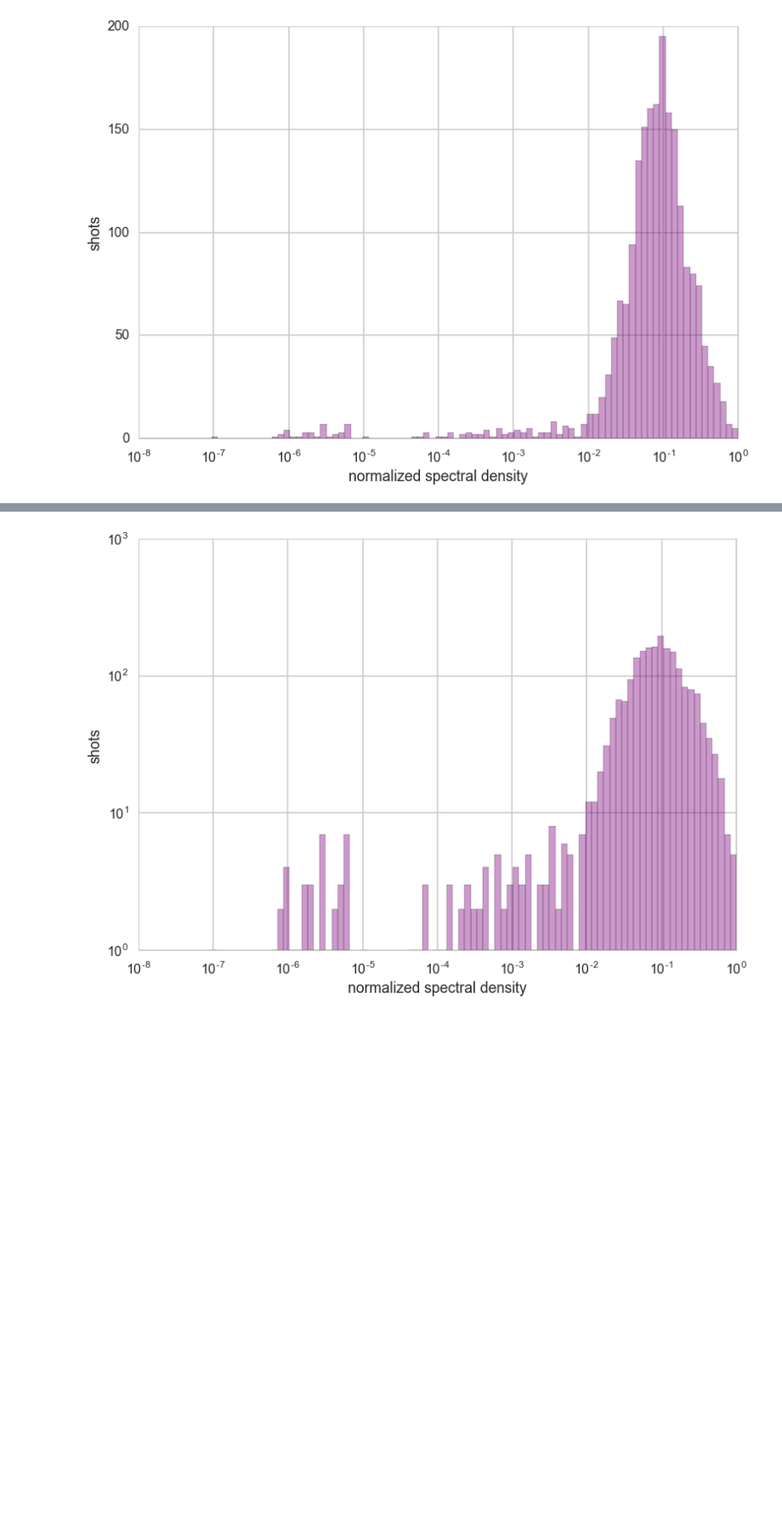
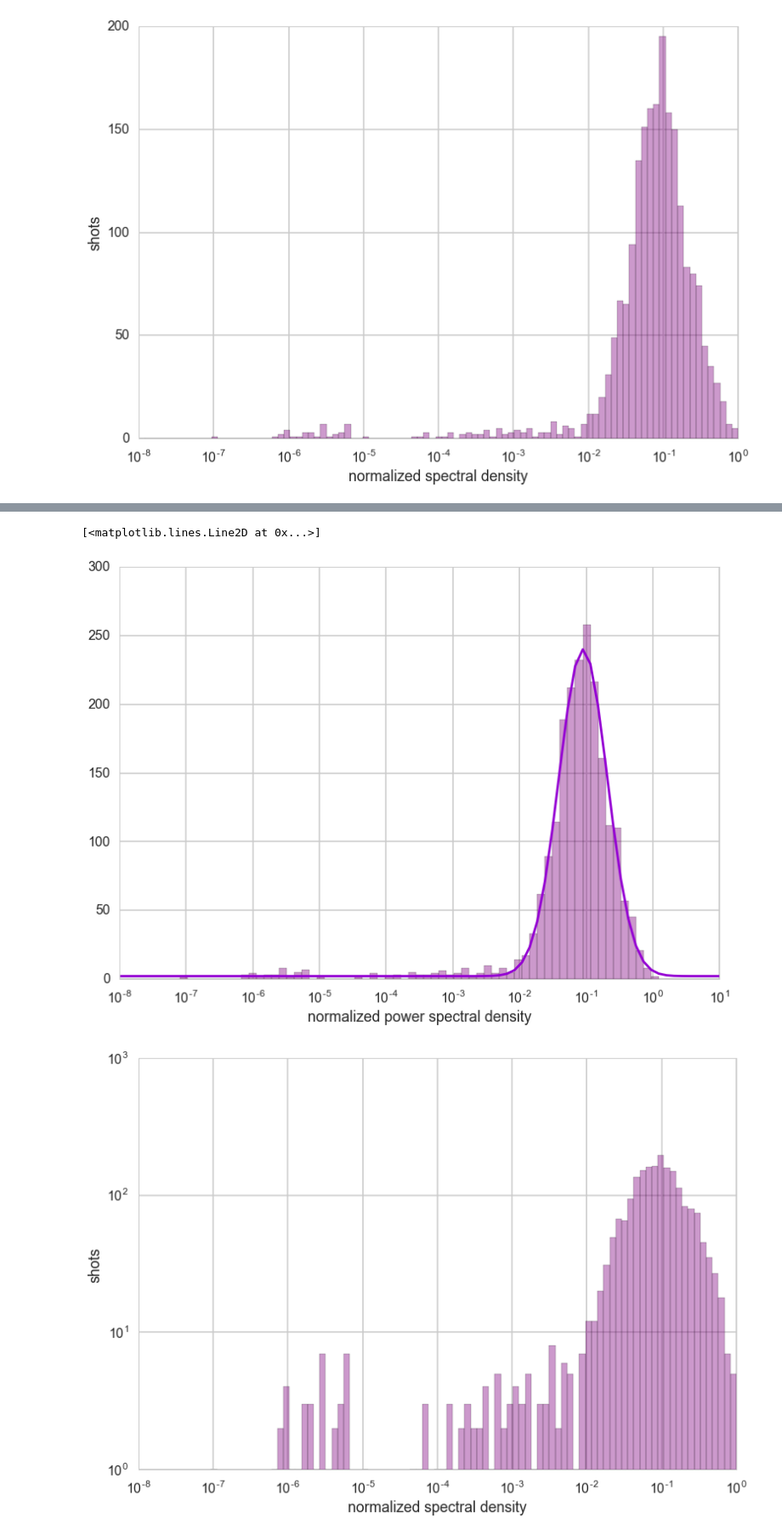
Before and after one commit to jensv/relative_canonical_helicity, a Jupyter notebook: look_at_shot_heuristics.ipynb, the cells around one changed output, grey strips where cells are left out. Shown at 85% size. Drawn from its saved outputs; the diff is of its cells as text; code cells hidden in the pictures; blank space fills up the shorter version.

```diff
--- a/look_at_shot_heuristics.ipynb
+++ b/look_at_shot_heuristics.ipynb
@@ -123,0 +129,5 @@ plt.show()
+# %%
+def fit_func_pure_gauss(x, a0, a1, a2, a3):
+    z = (x - a1) / (np.sqrt(2)*a2)
+    y = a0 * np.exp(-z**2) + a3
+    return y
@@ -123,0 +144,2 @@ plt.show()
+# %%
+parameters, covariance = curve_fit(fit_func_pure_gauss, np.log(bins[:-1] + np.diff(bins)/2), n, p0=[250, -1, 1, 1e-3])
@@ -124,3 +173,10 @@ plt.show()
+# %%
+axes = sns.distplot(spectral_density, axlabel=r'normalized power spectral density', color='purple', bins=bins, kde=False)
+axes.set_xscale('log')
+plt.plot(bins, fit_func_pure_gauss(np.log(bins), *parameters), color='darkviolet')
+# %% [output]
+[<matplotlib.lines.Line2D at 0x...>]
+[figure, added]
 # %%
 connection = sqlite3.connect('shots.db')
 cursor = connection.cursor()
```
Also changed, not shown: parts of 6 cells of this notebook, 1 other file.
